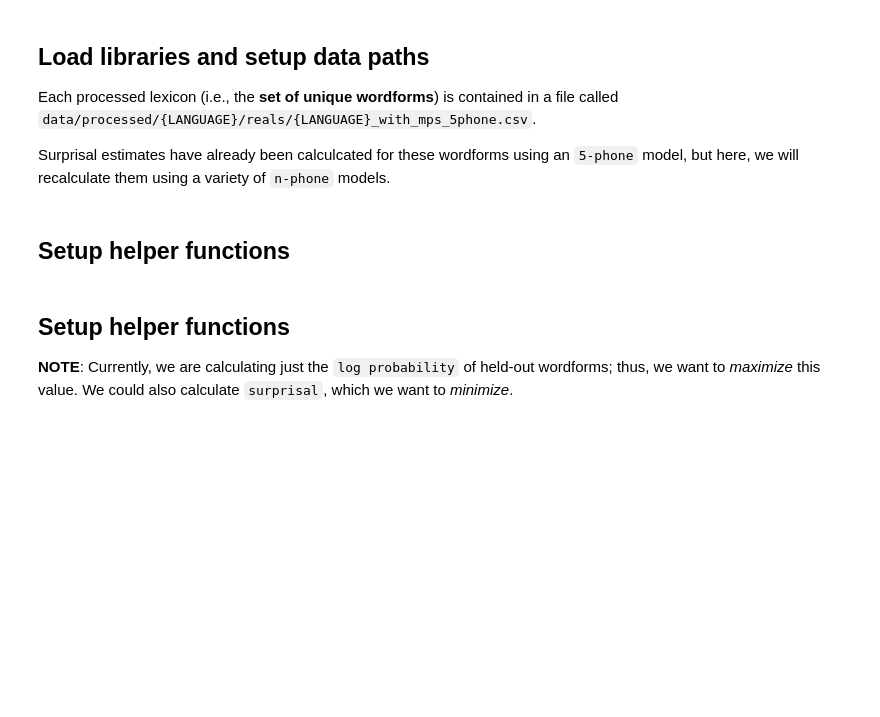
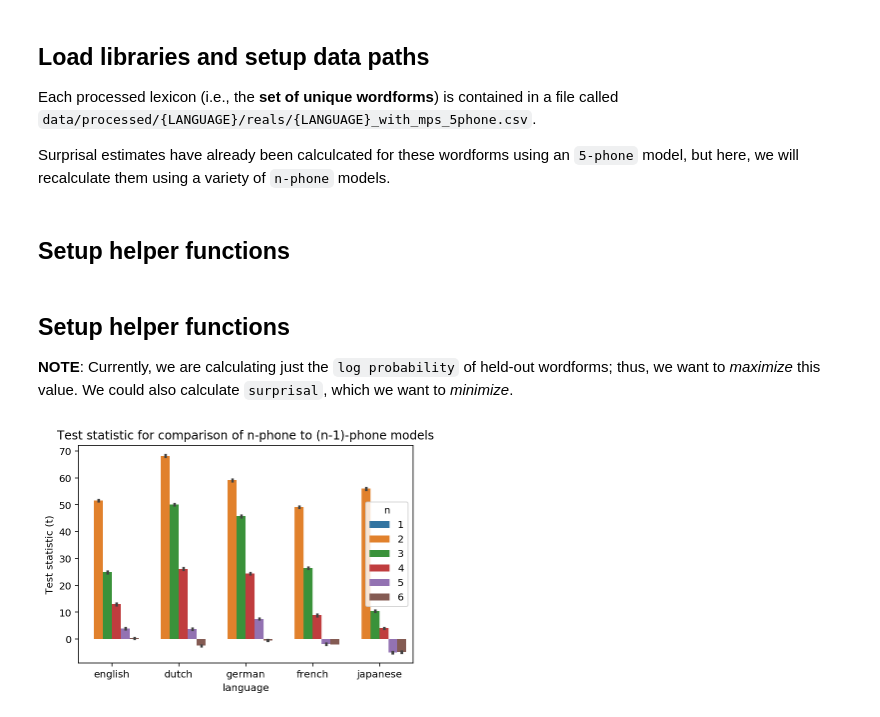
Before and after one commit to seantrott/homophone_simulations, a Jupyter notebook: Evaluating phonotactic models.ipynb, the cells around one changed output. Saved outputs shown, nothing was run; the diff lists cells and outputs as text; code cells hidden in the pictures; blank space fills up the shorter version.

```diff
--- a/Evaluating phonotactic models.ipynb
+++ b/Evaluating phonotactic models.ipynb
@@ -77,3 +107,14 @@ for language in ['english', 'dutch', 'german', 'french', 'japanese']:
             })
 # %%
 df_results = pd.DataFrame(test_results)
+# %%
+sns.barplot(data = df_results,
+           x = 'language',
+           y = 't',
+           hue = 'n')
+
+plt.ylabel("Test statistic (t)")
+plt.title("Test statistic for comparison of n-phone to (n-1)-phone models")
+plt.savefig("Figures/evaluation/t_test.png", dpi=300)
+# %% [output]
+[figure, added]
```
Also changed, not shown: parts of 10 cells of this notebook, 2 other files.
